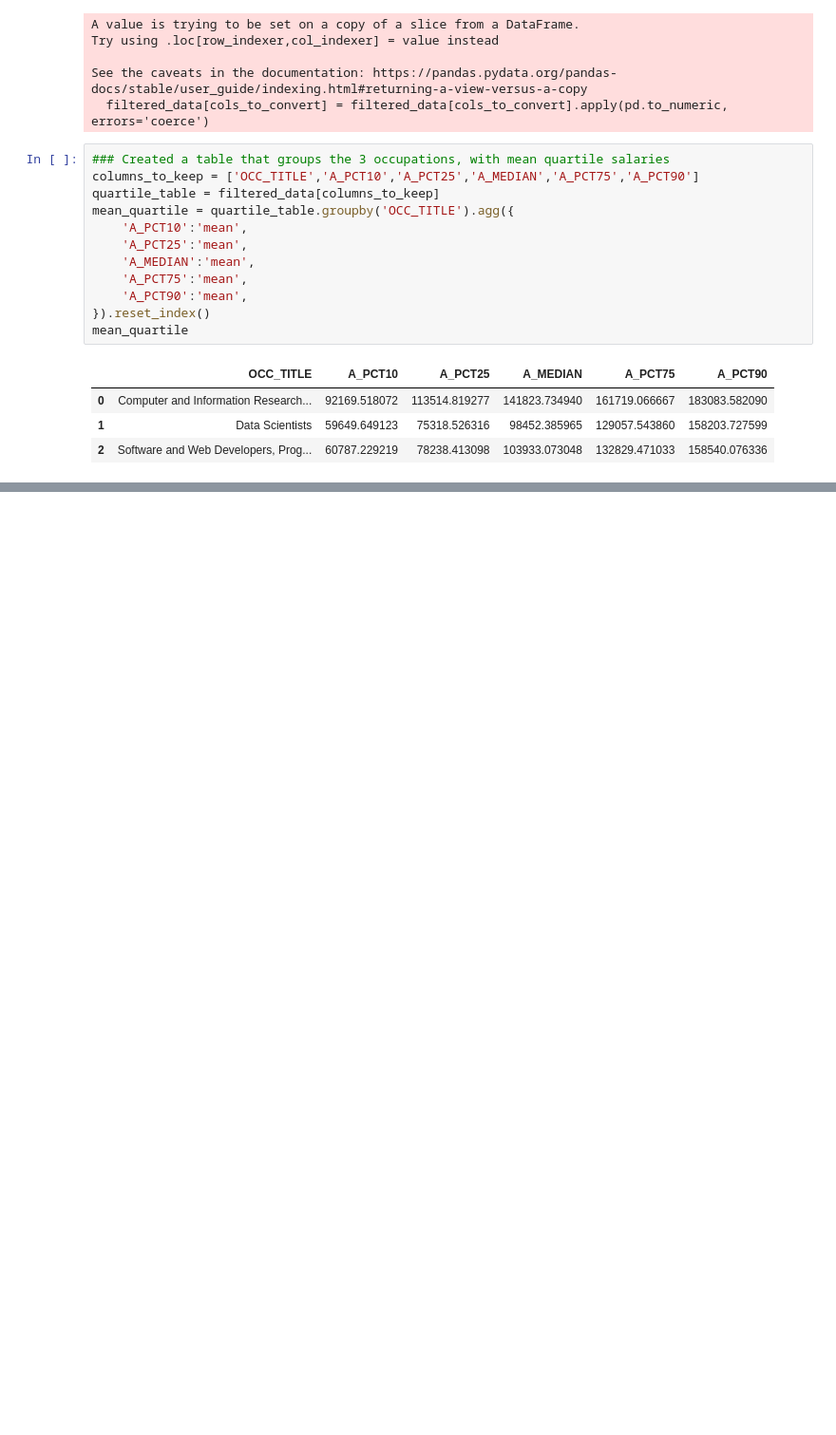
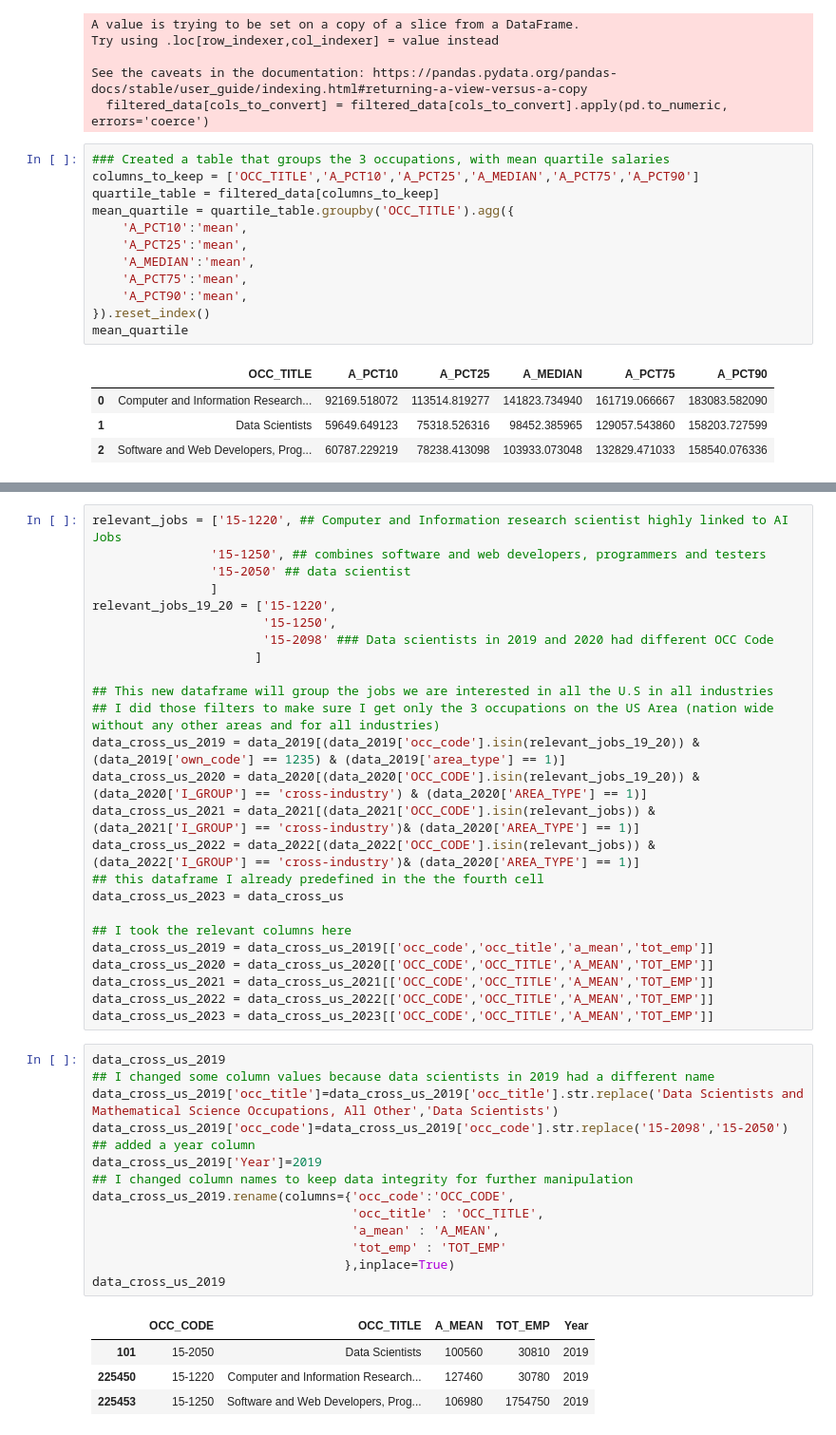
Before and after one commit to Rayenbt/Occupations_analysis_US, a Jupyter notebook: CA1.ipynb, the cells around one changed output, grey strips where cells are left out. Shown at 95% size. Drawn from its saved outputs; the diff is of its cells as text; blank space fills up the shorter version.

```diff
--- a/CA1.ipynb
+++ b/CA1.ipynb
@@ -291,0 +311,44 @@ plt.show()
+# %%
+relevant_jobs = ['15-1220', ## Computer and Information research scientist highly linked to AI Jobs
+                '15-1250', ## combines software and web developers, programmers and testers
+                '15-2050' ## data scientist
+                ]
+relevant_jobs_19_20 = ['15-1220',
+                       '15-1250',
+                       '15-2098' ### Data scientists in 2019 and 2020 had different OCC Code
+                      ]
+
+## This new dataframe will group the jobs we are interested in all the U.S in all industries
+## I did those filters to make sure I get only the 3 occupations on the US Area (nation wide without any other areas and for all industries)
+data_cross_us_2019 = data_2019[(data_2019['occ_code'].isin(relevant_jobs_19_20)) & (data_2019['own_code'] == 1235) & (data_2019['area_type'] == 1)]
+data_cross_us_2020 = data_2020[(data_2020['OCC_CODE'].isin(relevant_jobs_19_20)) & (data_2020['I_GROUP'] == 'cross-industry') & (data_2020['AREA_TYPE'] == 1)]
+data_cross_us_2021 = data_2021[(data_2021['OCC_CODE'].isin(relevant_jobs)) & (data_2021['I_GROUP'] == 'cross-industry')& (data_2020['AREA_TYPE'] == 1)]
+data_cross_us_2022 = data_2022[(data_2022['OCC_CODE'].isin(relevant_jobs)) & (data_2022['I_GROUP'] == 'cross-industry')& (data_2020['AREA_TYPE'] == 1)]
+## this dataframe I already predefined in the the fourth cell
+data_cross_us_2023 = data_cross_us
+
+## I took the relevant columns here
+data_cross_us_2019 = data_cross_us_2019[['occ_code','occ_title','a_mean','tot_emp']]
+data_cross_us_2020 = data_cross_us_2020[['OCC_CODE','OCC_TITLE','A_MEAN','TOT_EMP']]
+data_cross_us_2021 = data_cross_us_2021[['OCC_CODE','OCC_TITLE','A_MEAN','TOT_EMP']]
+data_cross_us_2022 = data_cross_us_2022[['OCC_CODE','OCC_TITLE','A_MEAN','TOT_EMP']]
+data_cross_us_2023 = data_cross_us_2023[['OCC_CODE','OCC_TITLE','A_MEAN','TOT_EMP']]
+# %%
+data_cross_us_2019
+## I changed some column values because data scientists in 2019 had a different name
+data_cross_us_2019['occ_title']=data_cross_us_2019['occ_title'].str.replace('Data Scientists and Mathematical Science Occupations, All Other','Data Scientists')
+data_cross_us_2019['occ_code']=data_cross_us_2019['occ_code'].str.replace('15-2098','15-2050')
+## added a year column
+data_cross_us_2019['Year']=2019
+## I changed column names to keep data integrity for further manipulation
+data_cross_us_2019.rename(columns={'occ_code':'OCC_CODE',
+                                   'occ_title' : 'OCC_TITLE',
+                                   'a_mean' : 'A_MEAN',
+                                   'tot_emp' : 'TOT_EMP'
+                                  },inplace=True)
+data_cross_us_2019
+# %% [output]
+|  | OCC_CODE | OCC_TITLE | A_MEAN | TOT_EMP | Year |
+| 101 | 15-2050 | Data Scientists | 100560 | 30810 | 2019 |
+| 225450 | 15-1220 | Computer and Information Research... | 127460 | 30780 | 2019 |
+| 225453 | 15-1250 | Software and Web Developers, Prog... | 106980 | 1754750 | 2019 |
```
Also changed, not shown: parts of 10 cells of this notebook.
